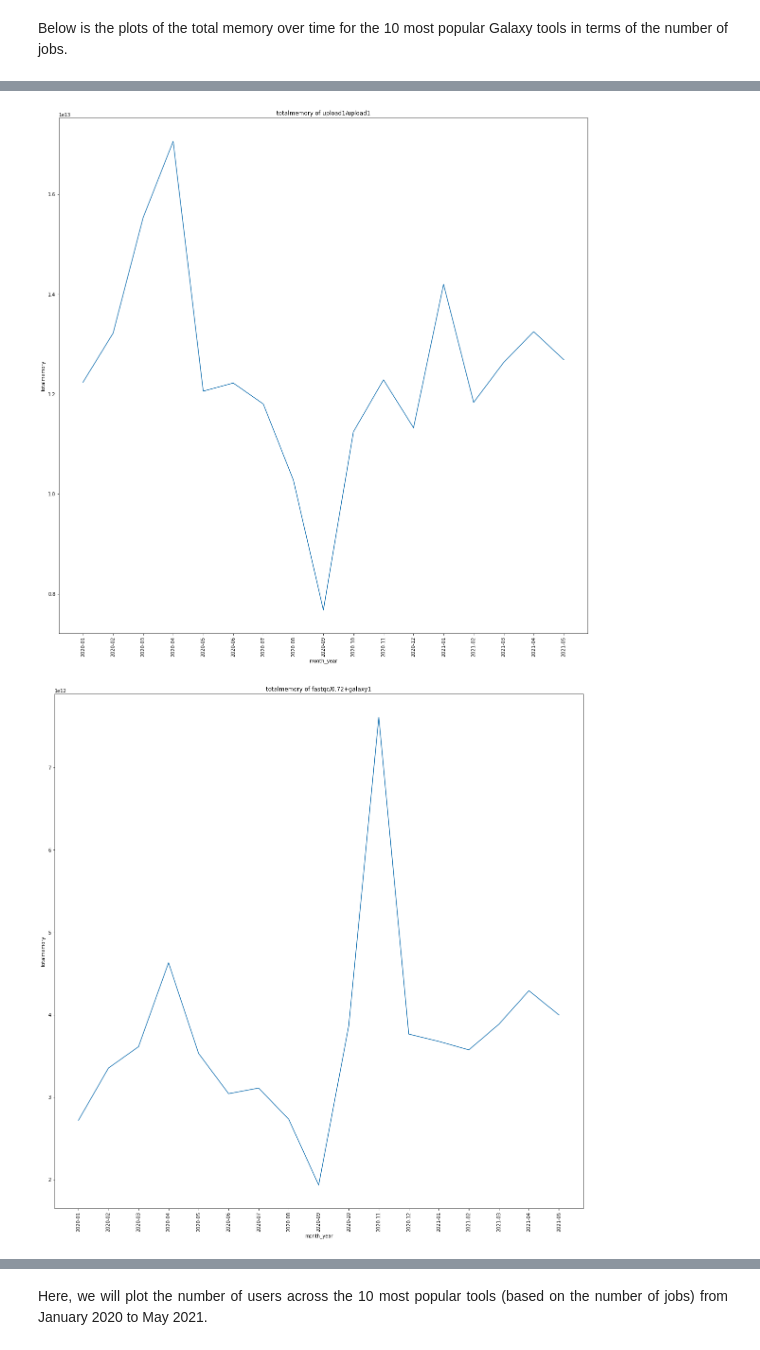
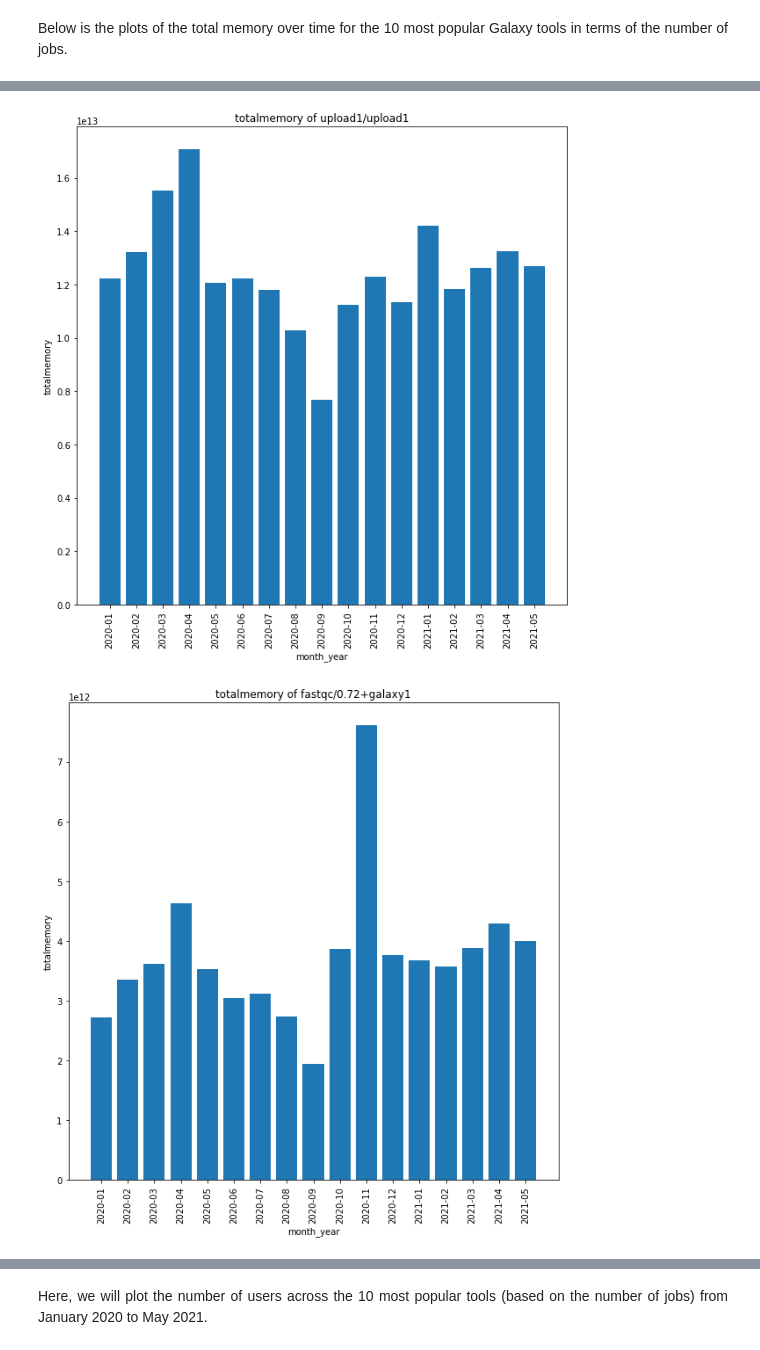
Before and after one commit to galaxyproject/usage-metering, a Jupyter notebook: data/MostPopularTools/MostPopularTools_Jobs.ipynb, the cells around one changed output, grey strips where cells are left out. Drawn from its saved outputs; the diff is of its cells as text; code cells hidden in the pictures.

Commit message:
created two files for total users and average jobs of 10 most popular tools and updated ipynb files

```diff
--- a/data/MostPopularTools/MostPopularTools_Jobs.ipynb
+++ b/data/MostPopularTools/MostPopularTools_Jobs.ipynb
@@ -88,7 +90,7 @@ total_memory_all = pd.read_csv('../totalmemory_all.csv')
 
 tool_group = total_memory_all.groupby(['tool_name_version'])
 
-for tool in ten_most_popular_tools:
+for tool in most_popular_tool_names:
     total_memory_tool = tool_group.get_group(tool)
     total_memory_tool.set_index('tool_name_version',inplace = True)
     filename = 'total_memory_' + tool.split('/')[0] + '.csv'
@@ -122,30 +125,4 @@ for tool in ten_most_popular_tools:
     #os.chdir('C:\\myfiles\\Spring2022\\usage-metering\\data\\MostPopularTools')
-# %%
-avgmemory_all = pd.read_csv('../avg_memory_all.csv')
-
-tool_group = avgmemory_all.groupby(['tool_name_version'])
-
-for tool in ten_most_popular_tools:
-    avg_memory_tool = tool_group.get_group(tool)
-    avg_memory_tool.set_index('tool_name_version',inplace = True)
-    filename = 'avgmemory_' + tool.split('/')[0] + '.csv'
-    file_path = os.path.join(os.getcwd(),'resource_requirements_ten_most_popular_tools_by_jobs','avg_memory',filename)
-    #os.chdir(path)
-    avg_memory_tool.to_csv(file_path,index = False)
-    #os.chdir('C:\\myfiles\\Spring2022\\usage-metering\\data\\MostPopularTools')
-# %%
-avg_cpu_time_all = pd.read_csv('../avg_cpu_time_all.csv')
-
-tool_group = avg_cpu_time_all.groupby(['tool_name_version'])
-
-for tool in ten_most_popular_tools:
-    avg_cpu_time_tool = tool_group.get_group(tool)
-    avg_cpu_time_tool.set_index('tool_name_version',inplace = True)
-    filename = 'avgcputime_' + tool.split('/')[0] + '.csv'
-    file_path = os.path.join(os.getcwd(),'resource_requirements_ten_most_popular_tools_by_jobs','avg_cpu_time',filename)
-    #os.chdir(path)
-    avg_cpu_time_tool.to_csv(file_path,index = False)
-    #os.chdir('C:\\myfiles\\Spring2022\\usage-metering\\data\\MostPopularTools')
 # %% [markdown]
 <p align = "justify">
 Below is the plots of the total memory over time for the 10 most popular Galaxy tools in terms of the number of jobs.
@@ -154,27 +131,27 @@ Below is the plots of the total memory over time for the 10 most popular Galaxy
 #print(os.listdir())
 totalmemory_all = pd.read_csv('../totalmemory_all.csv')
 #print(totalmemory_all)
-print(totalmemory_all.columns)
-print(totalmemory_all.shape)
-print(totalmemory_all['totalmemory'])
+#print(totalmemory_all.columns)
+#print(totalmemory_all.shape)
+#print(totalmemory_all['totalmemory'])
 
 #totalmemory_all.head(5)
 #totalmemory_all['totalmemory']
 index = 0
-for tool in ten_most_popular_tools:
+for tool in most_popular_tool_names:
   index += 1
   totalmemory_tool = totalmemory_all.loc[totalmemory_all['tool_name_version'] == tool]
   totalmemory_tool_list = [memory for memory in totalmemory_tool['totalmemory']]
   month_year_tool = totalmemory_tool['month_year']
   month_year_tool_processed = [month_year.replace(' ','') for month_year in list(month_year_tool)]
-  plt.figure(figsize = (20,20))
-  plt.plot(month_year_tool_processed,totalmemory_tool_list)
+  plt.figure(figsize = (10,10))
+  plt.bar(month_year_tool_processed,totalmemory_tool_list)
   plt.xticks(rotation = 90)
 
   title = 'totalmemory of ' + tool
   plt.title(title)
   plt.xlabel('month_year')
   plt.ylabel('totalmemory')
-  file_name = "most_popular_tool" + str(index) + "totalmemory"
-  plt.savefig(file_name)
+  #file_name = "most_popular_tool" + str(index) + "totalmemory"
+  #plt.savefig(file_name)
 # %% [output]
@@ -195,2 +158,2 @@ Name: totalmemory, Length: 23209, dtype: float64
-[figure, old version]
+[figure, new version]
-[figure, old version]
+[figure, new version]
```
Also changed, not shown: parts of 13 cells of this notebook, 3 other files.
